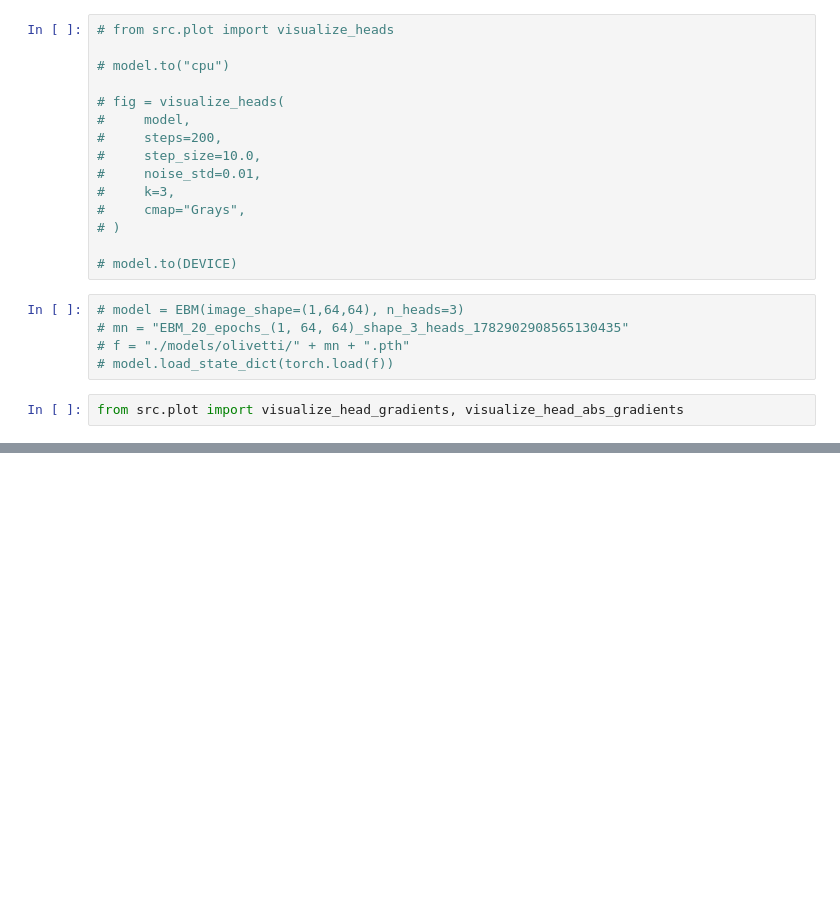
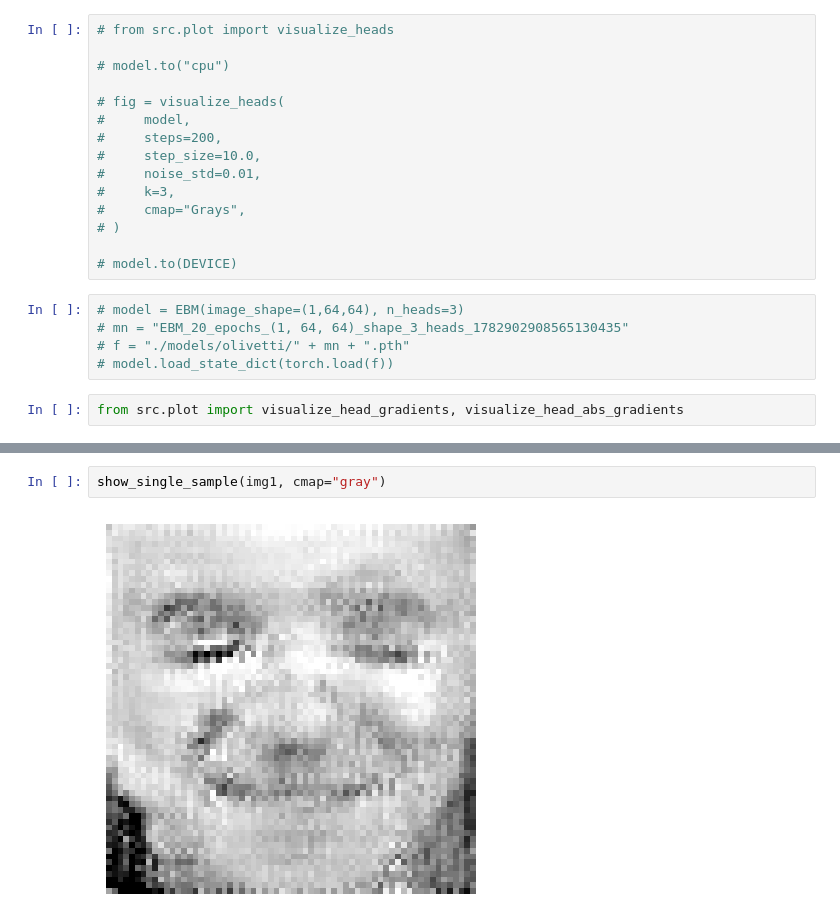
Before and after one commit to marco-cartago/EbmFcT, a Jupyter notebook: test_total_correlation.ipynb, the cells around one changed output, grey strips where cells are left out. Drawn from its saved outputs; the diff is of its cells as text; blank space fills up the shorter version.

```diff
--- a/test_total_correlation.ipynb
+++ b/test_total_correlation.ipynb
@@ -337,0 +290,4 @@ SmallEBM(
+# %%
+show_single_sample(img1, cmap="gray")
+# %% [output]
+[figure, added]
```
Also changed, not shown: parts of 16 cells of this notebook, 1 other file.
